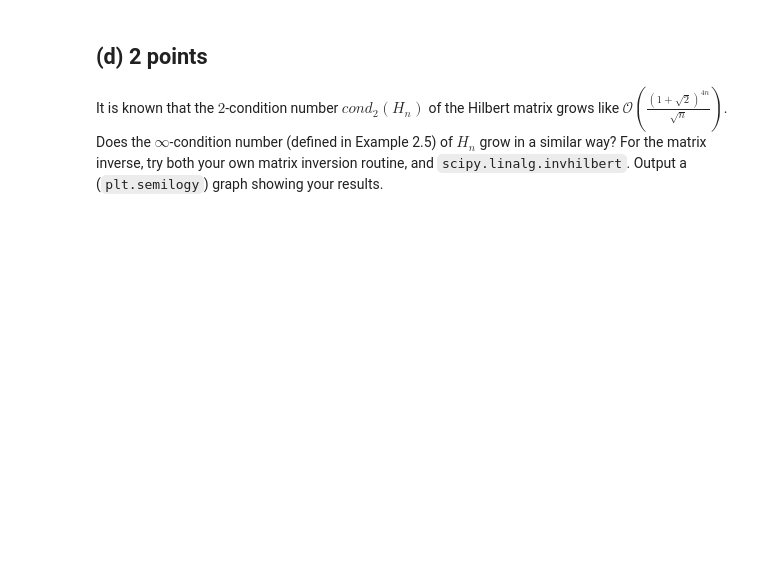
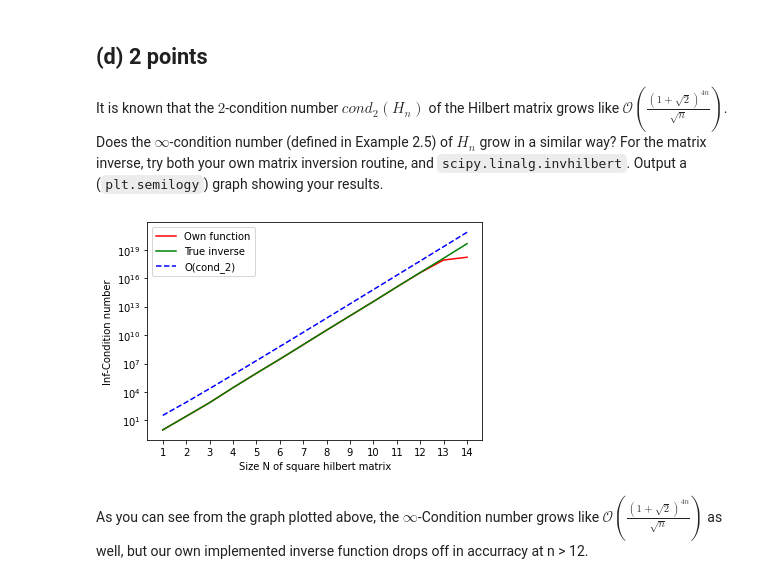
Before and after one commit to DaVinkie/NumAlg1, a Jupyter notebook: Week 2/Homework Assignment 2.ipynb, the cells around one changed output. Drawn from its saved outputs; the diff is of its cells as text; code cells hidden in the pictures; blank space fills up the shorter version.

```diff
--- a/Week 2/Homework Assignment 2.ipynb
+++ b/Week 2/Homework Assignment 2.ipynb
@@ -154,0 +166,37 @@ raise NotImplementedError()
+# %%
+def con2_O(x):
+    ''' Calulcates the growth of the O-function given above.
+    '''
+    return (((1+np.sqrt(2))**(4*x)) / np.sqrt(x))
+
+
+# Recalculated for higher N to visualize difference.
+steps=list(range(1, 15))
+con = [con2_O(i) for i in steps]
+
+hilb_matrices = [la.hilbert(i) for i in steps]
+hilb_inverses = [invert(la.hilbert(i)) for i in steps]
+true_hilb_inverses = [la.invhilbert(i) for i in steps]
+
+# Infinite norm calculation
+norminf_hilbert = np.array([la.norm(hilb_matrices[i], ord=np.inf) for i in range(14)])
+norminf_inverse = np.array([la.norm(hilb_inverses[i], ord=np.inf) for i in range(14)])
+norminf_true_inverse = np.array([la.norm(true_hilb_inverses[i], ord=np.inf) for i in range(14)])
+
+# Infinite condition number calculation
+coninf_hilbert = norminf_hilbert*norminf_inverse
+coninf_true_hilbert = norminf_hilbert*norminf_true_inverse
+
+
+plt.semilogy(steps, coninf_hilbert, 'r', label="Own function")
+plt.semilogy(steps, coninf_true_hilbert, 'g', label="True inverse")
+plt.semilogy(steps, con, 'b--', label="O(cond_2)")
+plt.xticks(steps)
+plt.xlabel("Size N of square hilbert matrix")
+plt.ylabel("Inf-Condition number")
+plt.legend()
+plt.show()
+# %% [output]
+[figure, added]
+# %% [markdown]
+As you can see from the graph plotted above, the $\infty$-Condition number grows like $\mathcal O\left(\frac{(1+\sqrt{2})^{4n}}{\sqrt{n}}\right)$ as well, but our own implemented inverse function drops off in accurracy at n > 12.
```
Also changed, not shown: parts of 4 cells of this notebook.
